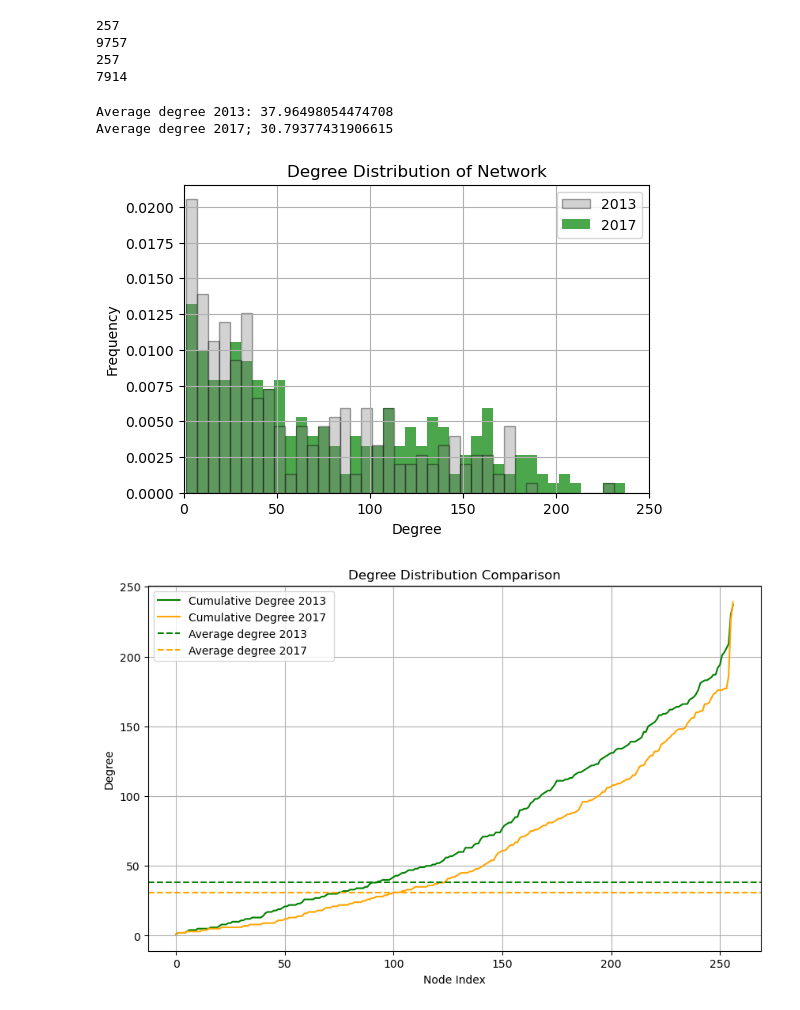
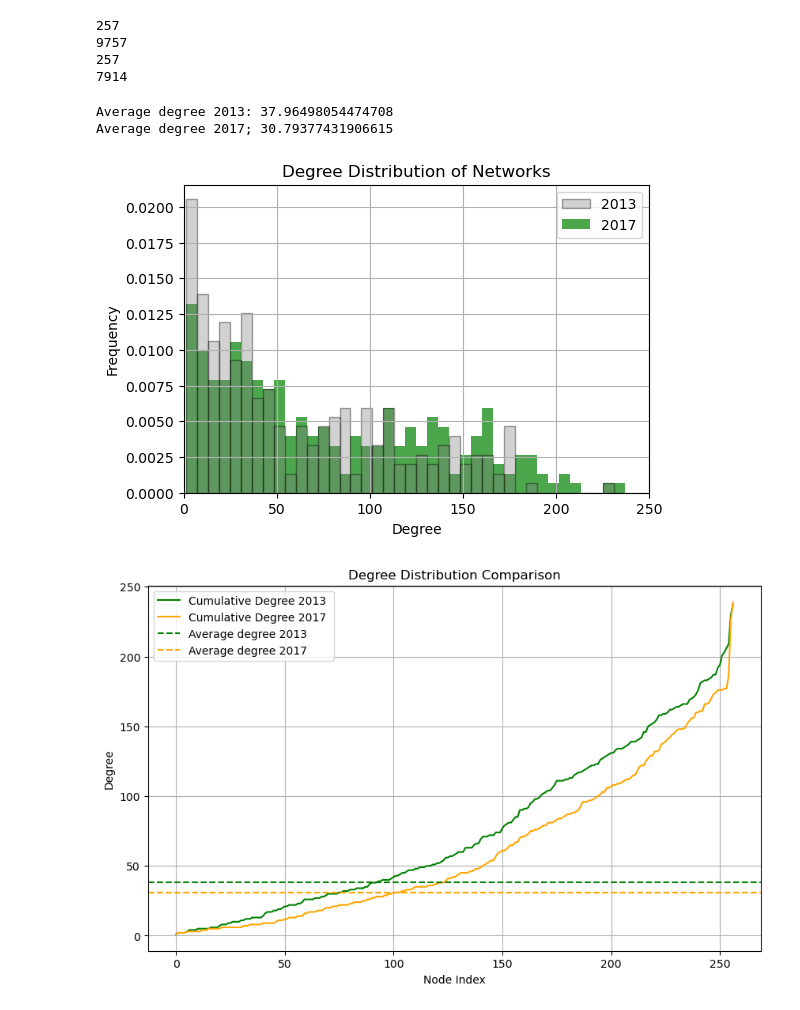
Before and after one commit to jesp9435/ComSocSci, a Jupyter notebook: Explainer.ipynb, the cells around one changed output. Cells and saved outputs as stored; diff of their text form; code cells hidden in the pictures.

```diff
--- a/Explainer.ipynb
+++ b/Explainer.ipynb
@@ -281,26 +281,26 @@ print(G_2017.number_of_edges())
 # %%
 print("Average degree 2013:", 9757/257)
 print("Average degree 2017;", 7914/257)
 degree_dist_2013 = [degree for node, degree in G_2013.degree()]
 degree_dist_2017 = [degree for node, degree in G_2017.degree()]
 
 hist, bins = np.histogram(degree_dist_2013, bins=40, density=False)
 
 # Plotting the degree distribution for network
 plt.figure(figsize=(6, 4))
 plt.hist(degree_dist_2013, bins=bins, density=True, alpha=0.7, color = "green")
 plt.hist(degree_dist_2017, bins=bins, density=True, alpha=0.35, edgecolor = "black", color = "gray", label = "2017")
 plt.legend(["2013","2017"])
 plt.xlabel('Degree')
 plt.xlim(0,250)
 plt.ylabel('Frequency')
-plt.title('Degree Distribution of Network')
+plt.title('Degree Distribution of Networks')
 plt.grid(True)
 plt.show()
 # %% [output]
 Average degree 2013: 37.96498054474708
 Average degree 2017; 30.79377431906615
-[figure, old version]
+[figure, new version]
 # %%
 avg_degree_2013 = G_2013.number_of_edges()/G_2013.number_of_nodes()
 avg_degree_2017 = G_2017.number_of_edges()/G_2017.number_of_nodes()
```
